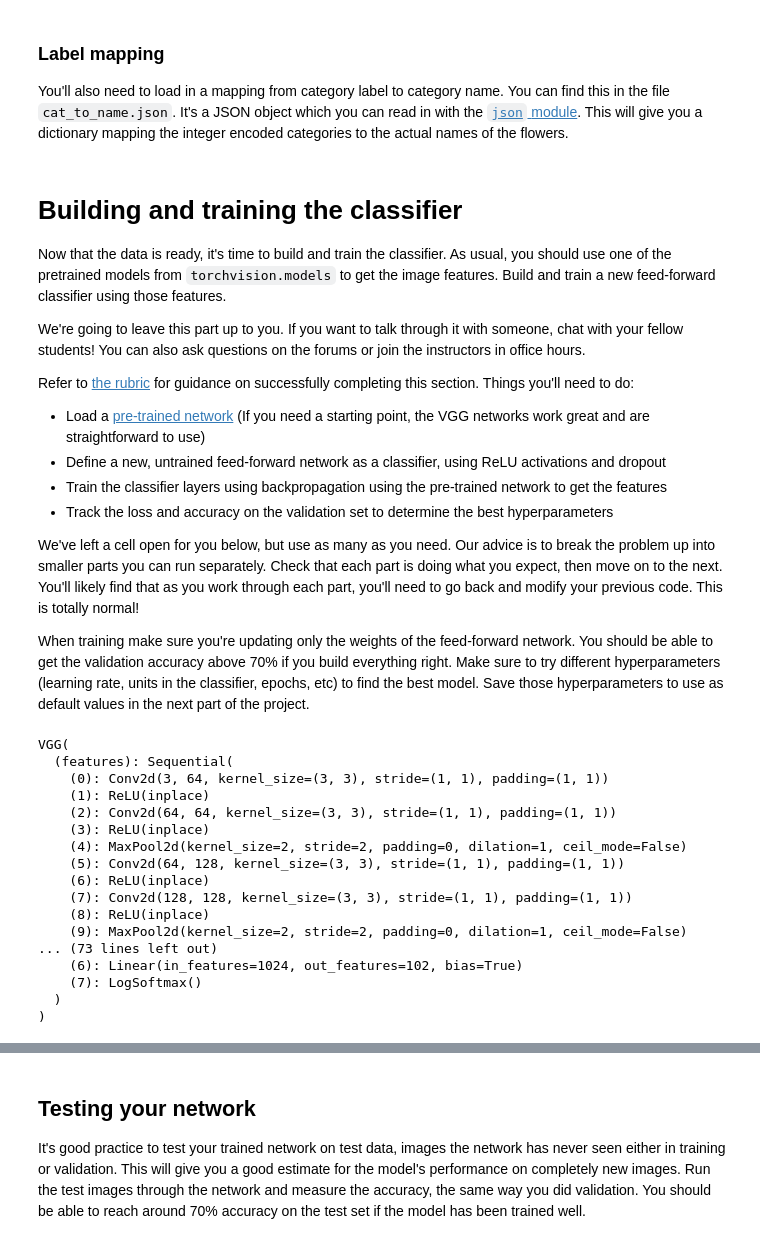
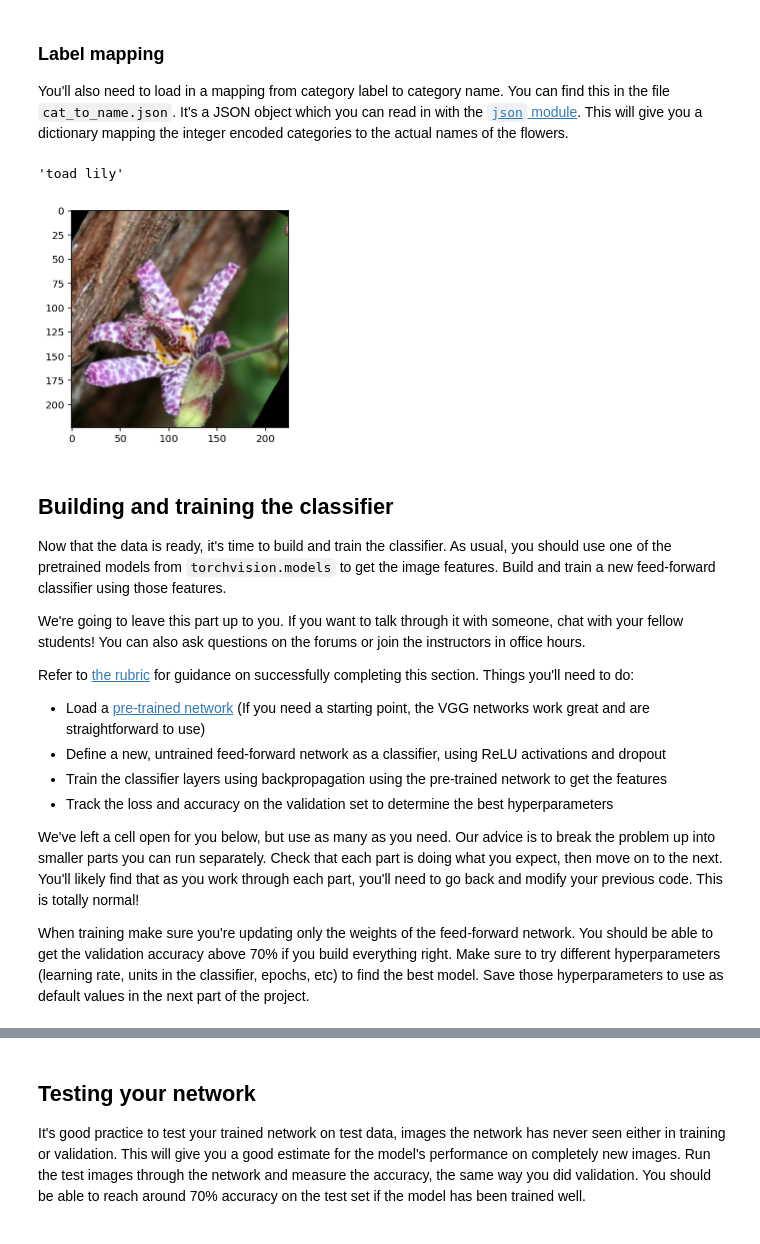
Before and after one commit to daniel-tejeda/aipnd-project, a Jupyter notebook: Image Classifier Project.ipynb, the cells around one changed output, grey strips where cells are left out. Drawn from its saved outputs; the diff is of its cells as text; code cells hidden in the pictures.

```diff
--- a/Image Classifier Project.ipynb
+++ b/Image Classifier Project.ipynb
@@ -85,5 +107,14 @@ with open('cat_to_name.json', 'r') as f:
+# %%
+class_names = image_datasets['train'].classes
+images, labels = next(iter(dataloaders['train']))
+
+imshow(images[0])
+cat_to_name[class_names[labels[0]]]
+# %% [output]
+'toad lily'
+[figure, added]
 # %% [markdown]
-# Building and training the classifier
+## Building and training the classifier
 
 Now that the data is ready, it's time to build and train the classifier. As usual, you should use one of the pretrained models from `torchvision.models` to get the image features. Build and train a new feed-forward classifier using those features.
 
@@ -112,8 +143,6 @@ input_size = 25088
 hidden_sizes = [4096, 1024]
 output_size = 102
 dropout = 0.4
-
-print(model_vgg16)
 
 # Create the network, define the criterion and optimizer
 classifier = nn.Sequential(
@@ -129,34 +158,4 @@ classifier = nn.Sequential(
 
 #assign my classifier
 model_vgg16.classifier = classifier
-
-##########
-#n_inputs = model_vgg16.classifier[6].in_features
-#model_vgg16.classifier[6] = nn.Sequential(
-#    nn.Linear(n_inputs, 256), nn.ReLU(), nn.Dropout(0.4),
-#    nn.Linear(256, output_size), nn.LogSoftmax(dim=1))
-
-#########
-
-
 model_vgg16.class_to_idx = image_datasets['train'].class_to_idx
-
-print(model_vgg16)
-# %% [output]
-VGG(
-  (features): Sequential(
-    (0): Conv2d(3, 64, kernel_size=(3, 3), stride=(1, 1), padding=(1, 1))
-    (1): ReLU(inplace)
-    (2): Conv2d(64, 64, kernel_size=(3, 3), stride=(1, 1), padding=(1, 1))
-    (3): ReLU(inplace)
-    (4): MaxPool2d(kernel_size=2, stride=2, padding=0, dilation=1, ceil_mode=False)
-    (5): Conv2d(64, 128, kernel_size=(3, 3), stride=(1, 1), padding=(1, 1))
-    (6): ReLU(inplace)
-    (7): Conv2d(128, 128, kernel_size=(3, 3), stride=(1, 1), padding=(1, 1))
-    (8): ReLU(inplace)
-    (9): MaxPool2d(kernel_size=2, stride=2, padding=0, dilation=1, ceil_mode=False)
-... (73 lines left out)
-    (6): Linear(in_features=1024, out_features=102, bias=True)
-    (7): LogSoftmax()
-  )
-)
```
Also changed, not shown: parts of 10 cells of this notebook.
